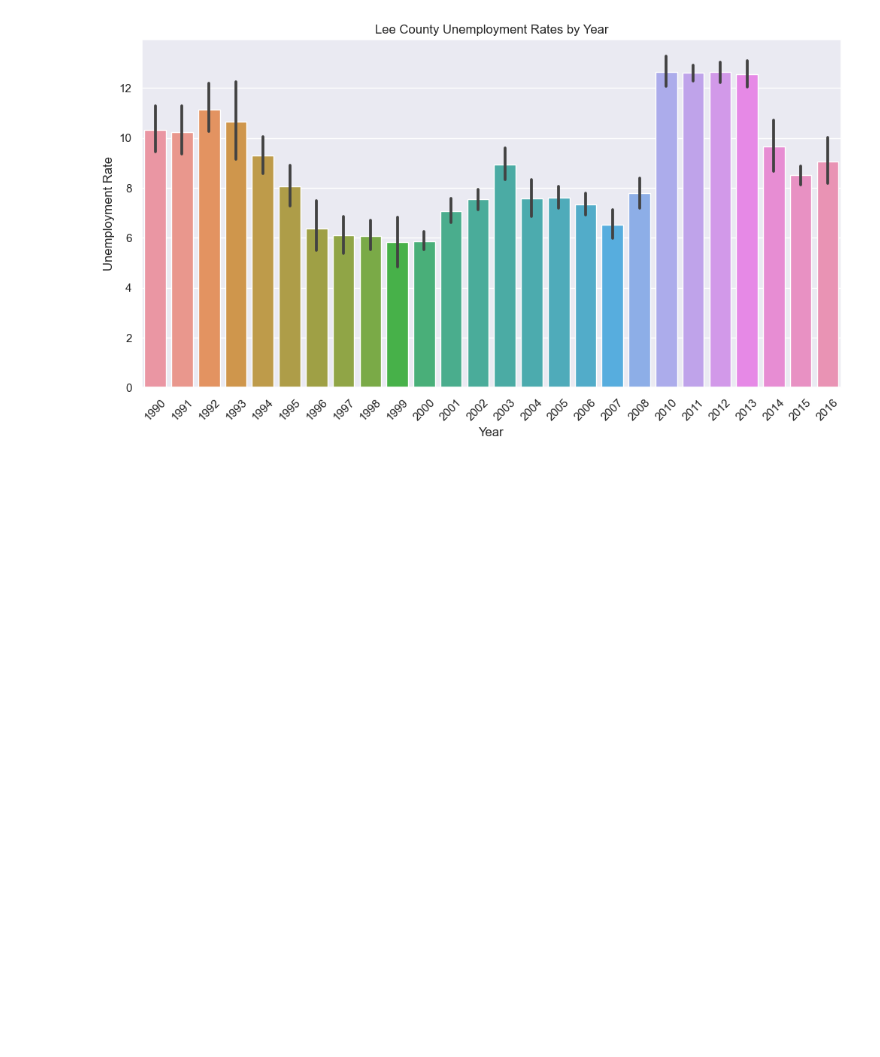
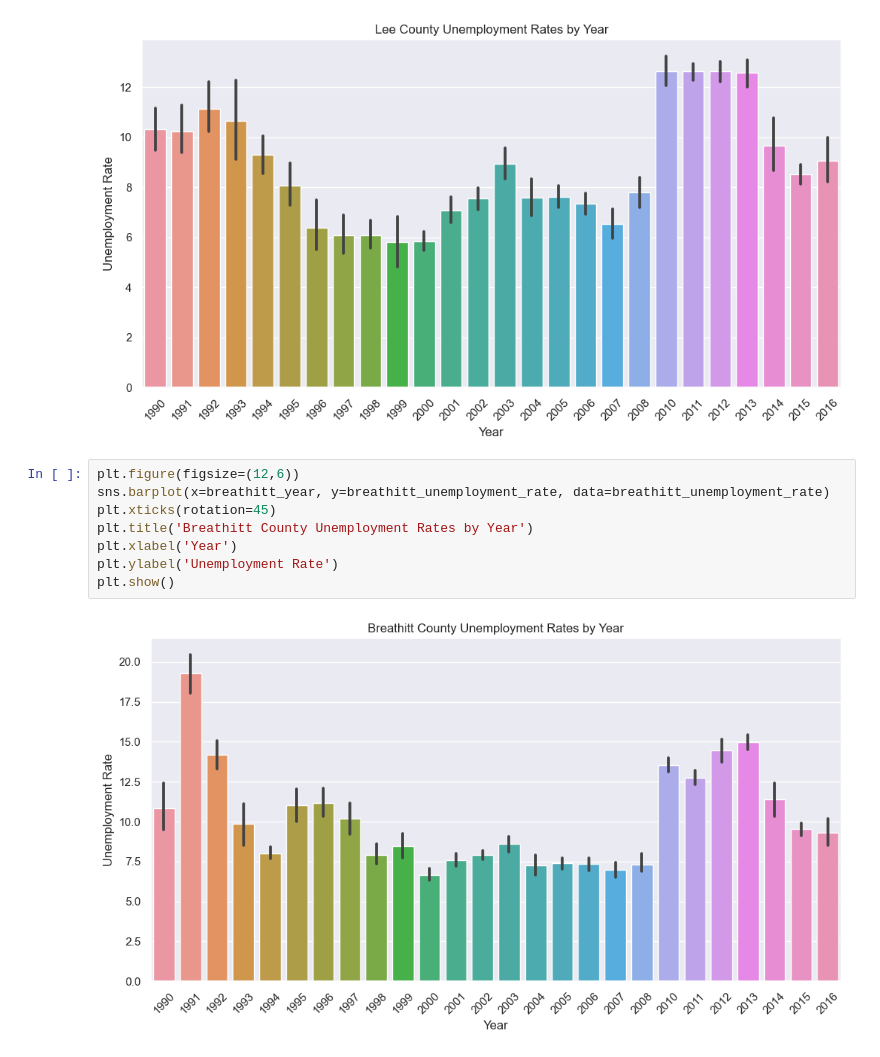
Before and after one commit to jsphotos205/last_of_us, a Jupyter notebook: unemployment csv/unemployment.ipynb, the cells around one changed output. Cells and saved outputs as stored; diff of their text form; blank space fills up the shorter version.

```diff
--- a/unemployment csv/unemployment.ipynb
+++ b/unemployment csv/unemployment.ipynb
@@ -74,3 +115,13 @@ plt.ylabel('Unemployment Rate')
 plt.show()
 # %% [output]
 [figure]
+# %%
+plt.figure(figsize=(12,6))
+sns.barplot(x=breathitt_year, y=breathitt_unemployment_rate, data=breathitt_unemployment_rate)
+plt.xticks(rotation=45)
+plt.title('Breathitt County Unemployment Rates by Year')
+plt.xlabel('Year')
+plt.ylabel('Unemployment Rate')
+plt.show()
+# %% [output]
+[figure, added]
```
Also changed, not shown: parts of 10 cells of this notebook, 1 other file.
